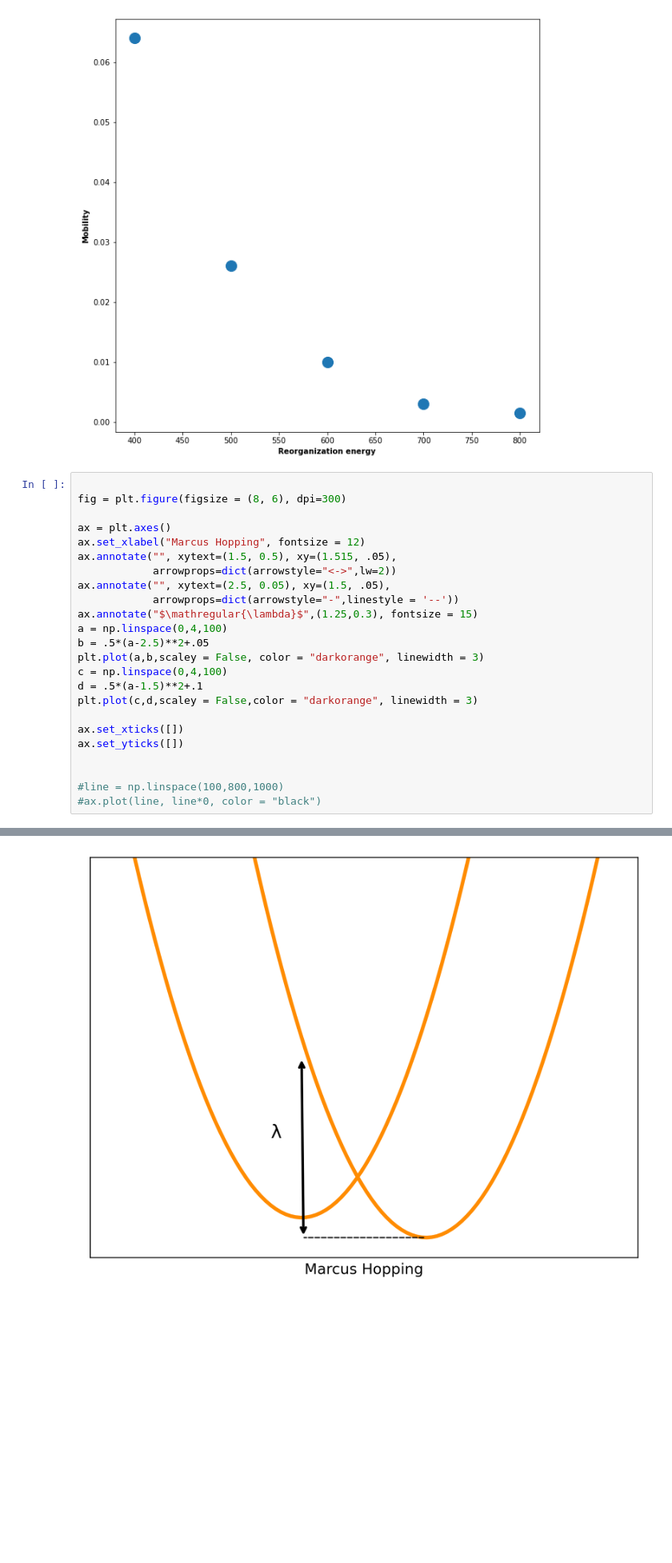
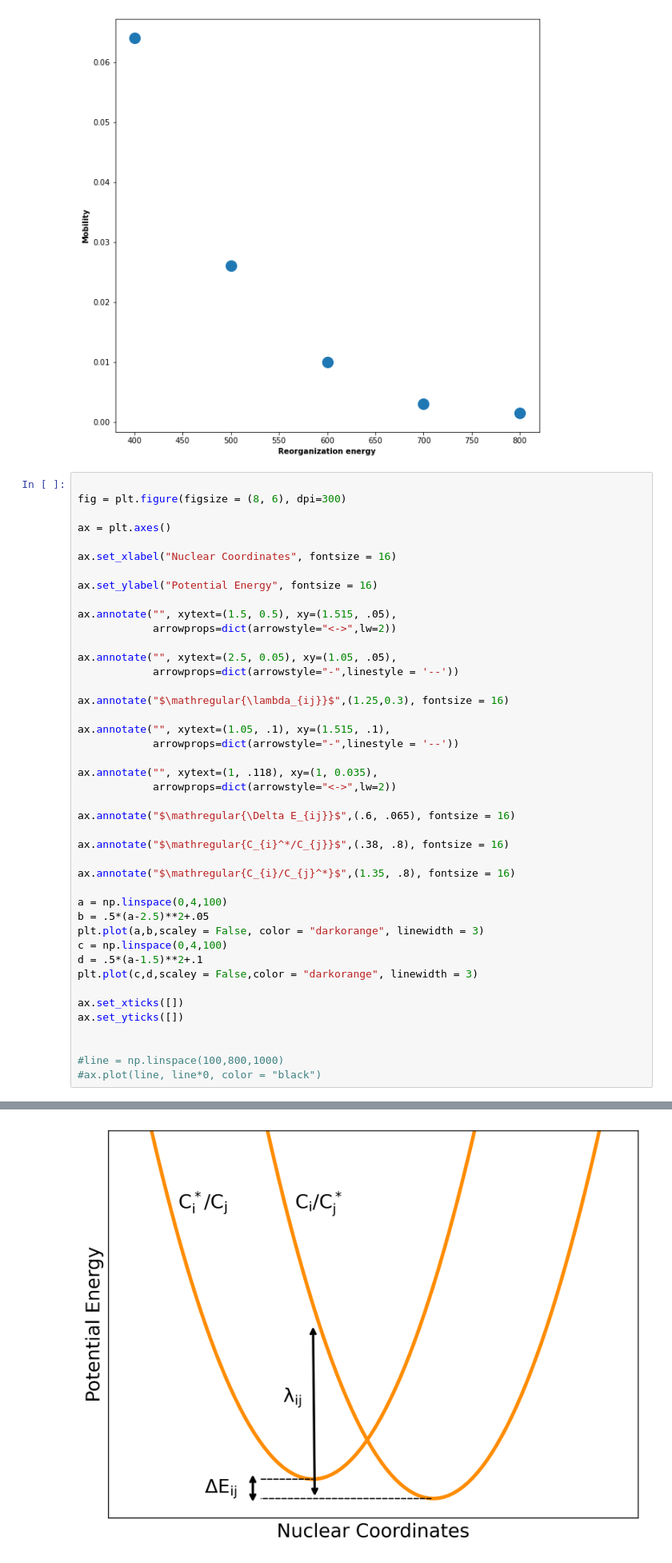
Before and after one commit to JimmyRushing/thesis, a Jupyter notebook: notebooks/reorganization_plot.ipynb, the cells around one changed output, grey strips where cells are left out. Shown at 80% size. Cells and saved outputs as stored; diff of their text form; blank space fills up the shorter version.

Commit message:
added a Marcus plot because it seemed like it was missing

```diff
--- a/notebooks/reorganization_plot.ipynb
+++ b/notebooks/reorganization_plot.ipynb
@@ -66,27 +66,46 @@ plt.scatter(x,y,marker ='o',s = 200)
 # %%
 
 fig = plt.figure(figsize = (8, 6), dpi=300)
 
 ax = plt.axes()
-ax.set_xlabel("Marcus Hopping", fontsize = 12)
+
+ax.set_xlabel("Nuclear Coordinates", fontsize = 16)
+
+ax.set_ylabel("Potential Energy", fontsize = 16)
+
 ax.annotate("", xytext=(1.5, 0.5), xy=(1.515, .05),
             arrowprops=dict(arrowstyle="<->",lw=2))
-ax.annotate("", xytext=(2.5, 0.05), xy=(1.5, .05),
+
+ax.annotate("", xytext=(2.5, 0.05), xy=(1.05, .05),
             arrowprops=dict(arrowstyle="-",linestyle = '--'))
-ax.annotate("$\mathregular{\lambda}$",(1.25,0.3), fontsize = 15)
+
+ax.annotate("$\mathregular{\lambda_{ij}}$",(1.25,0.3), fontsize = 16)
+
+ax.annotate("", xytext=(1.05, .1), xy=(1.515, .1),
+            arrowprops=dict(arrowstyle="-",linestyle = '--'))
+
+ax.annotate("", xytext=(1, .118), xy=(1, 0.035),
+            arrowprops=dict(arrowstyle="<->",lw=2))
+
+ax.annotate("$\mathregular{\Delta E_{ij}}$",(.6, .065), fontsize = 16)
+
+ax.annotate("$\mathregular{C_{i}^*/C_{j}}$",(.38, .8), fontsize = 16)
+
+ax.annotate("$\mathregular{C_{i}/C_{j}^*}$",(1.35, .8), fontsize = 16)
+
 a = np.linspace(0,4,100)
 b = .5*(a-2.5)**2+.05
 plt.plot(a,b,scaley = False, color = "darkorange", linewidth = 3)
 c = np.linspace(0,4,100)
 d = .5*(a-1.5)**2+.1
 plt.plot(c,d,scaley = False,color = "darkorange", linewidth = 3)
 
 ax.set_xticks([])
 ax.set_yticks([])
 
 
 #line = np.linspace(100,800,1000)
 #ax.plot(line, line*0, color = "black")
 # %% [output]
 []
-[figure, old version]
+[figure, new version]
```
Also changed, not shown: parts of 1 cell of this notebook, 2 other files.
